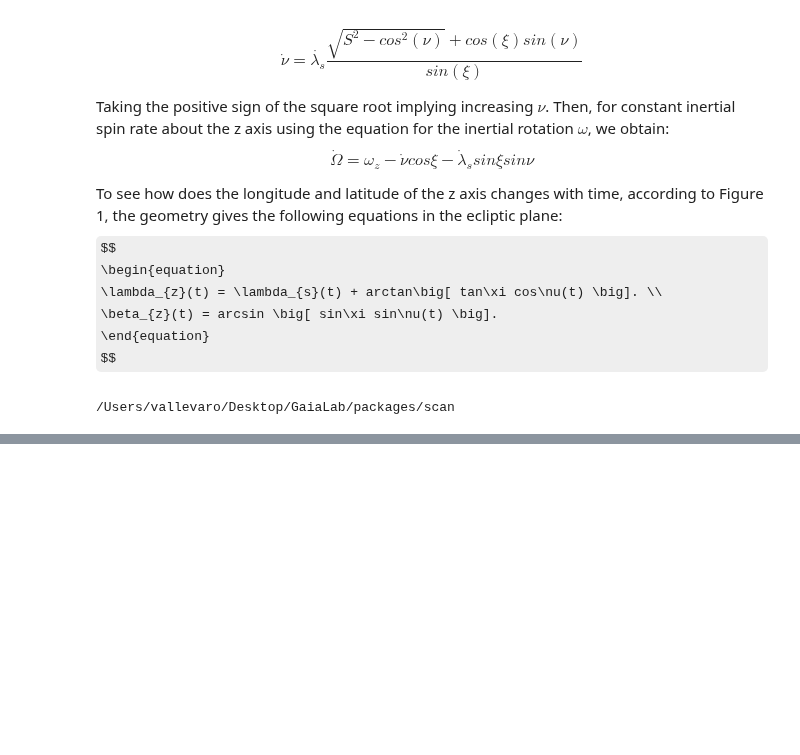
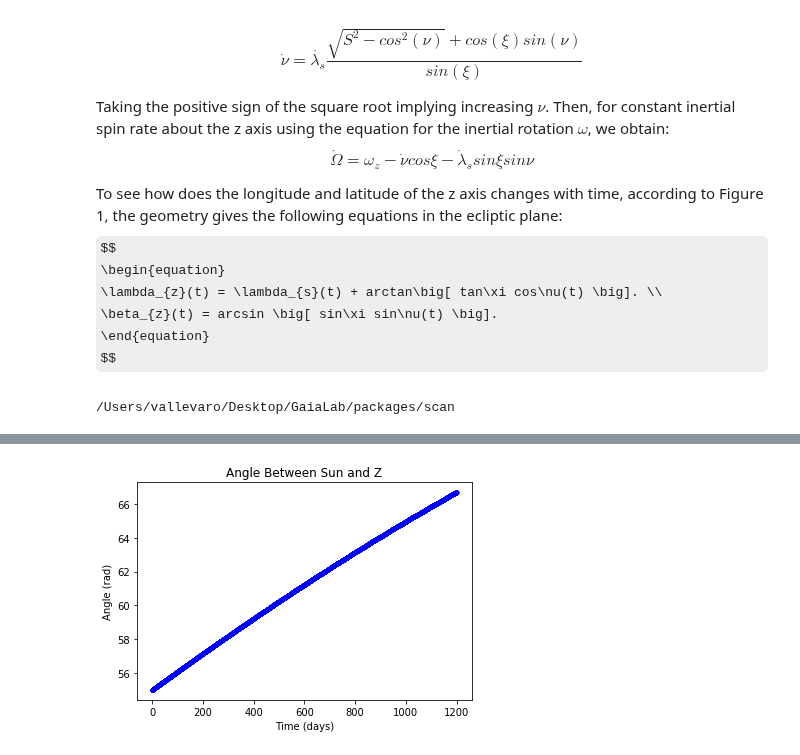
Before and after one commit to bombrun/GaiaLab, a Jupyter notebook: notebooks/NSL_notebook.ipynb, the cells around one changed output, grey strips where cells are left out. Saved outputs shown, nothing was run; the diff lists cells and outputs as text; code cells hidden in the pictures; some formulas as TeX source; blank space fills up the shorter version.

```diff
--- a/notebooks/NSL_notebook.ipynb
+++ b/notebooks/NSL_notebook.ipynb
@@ -101,0 +102,4 @@ PlotAttitude(gaia, 0.12, 100)
+# %%
+PlotAngleBetweenSunAndZ(gaia, 0.12, 10000)
+# %% [output]
+[figure, added]
```
Also changed, not shown: parts of 4 cells of this notebook.
